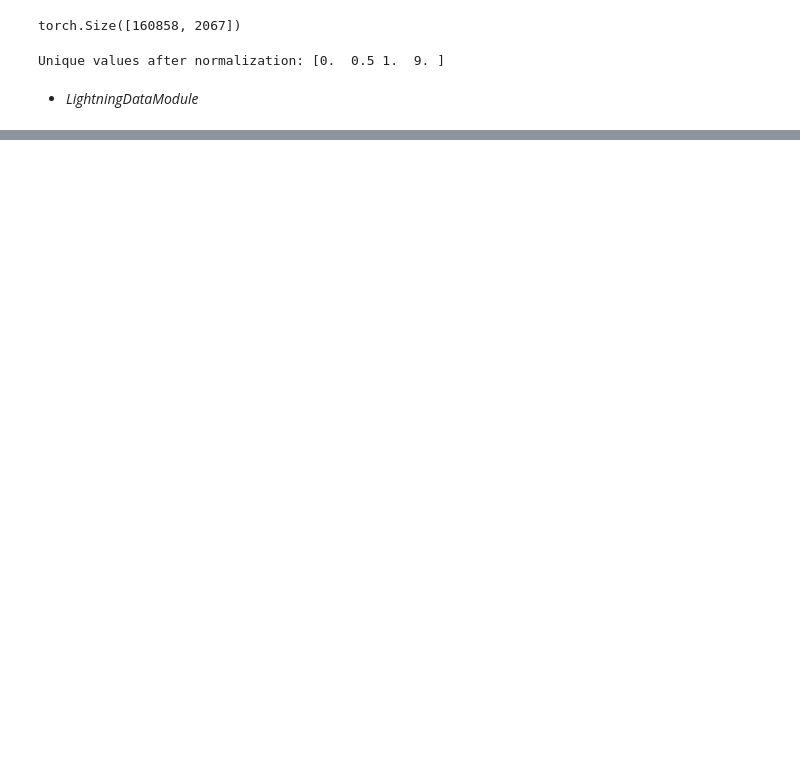
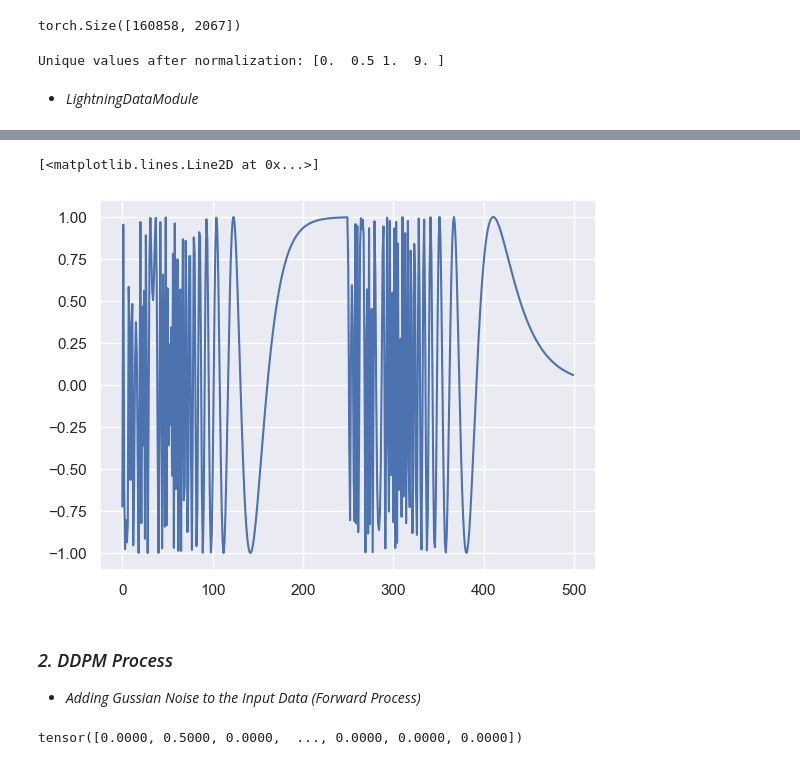
Before and after one commit to r-bashir/GenomeDiffusion, a Jupyter notebook: main.ipynb, the cells around one changed output, grey strips where cells are left out. Saved outputs shown, nothing was run; the diff lists cells and outputs as text; code cells hidden in the pictures; blank space fills up the shorter version.

```diff
--- a/main.ipynb
+++ b/main.ipynb
@@ -74,0 +145,9 @@ NameError: name 'Sequence' is not defined
+# %%
+plt.plot(emb[0])
+# %% [output]
+[<matplotlib.lines.Line2D at 0x...>]
+[figure, added]
+# %% [markdown]
+### _2. DDPM Process_
+
+- _Adding Gussian Noise to the Input Data (Forward Process)_
@@ -74,0 +166,4 @@ NameError: name 'Sequence' is not defined
+# %%
+x0
+# %% [output]
+tensor([0.0000, 0.5000, 0.0000,  ..., 0.0000, 0.0000, 0.0000])
```
Also changed, not shown: parts of 24 cells of this notebook, 3 other files.
